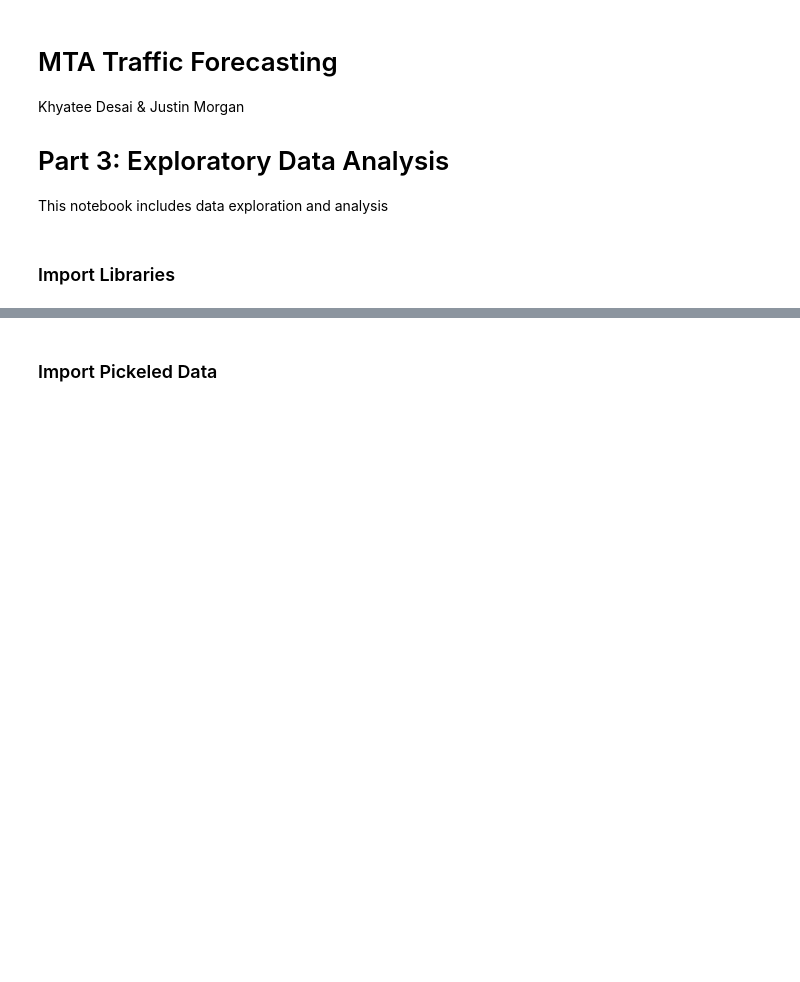
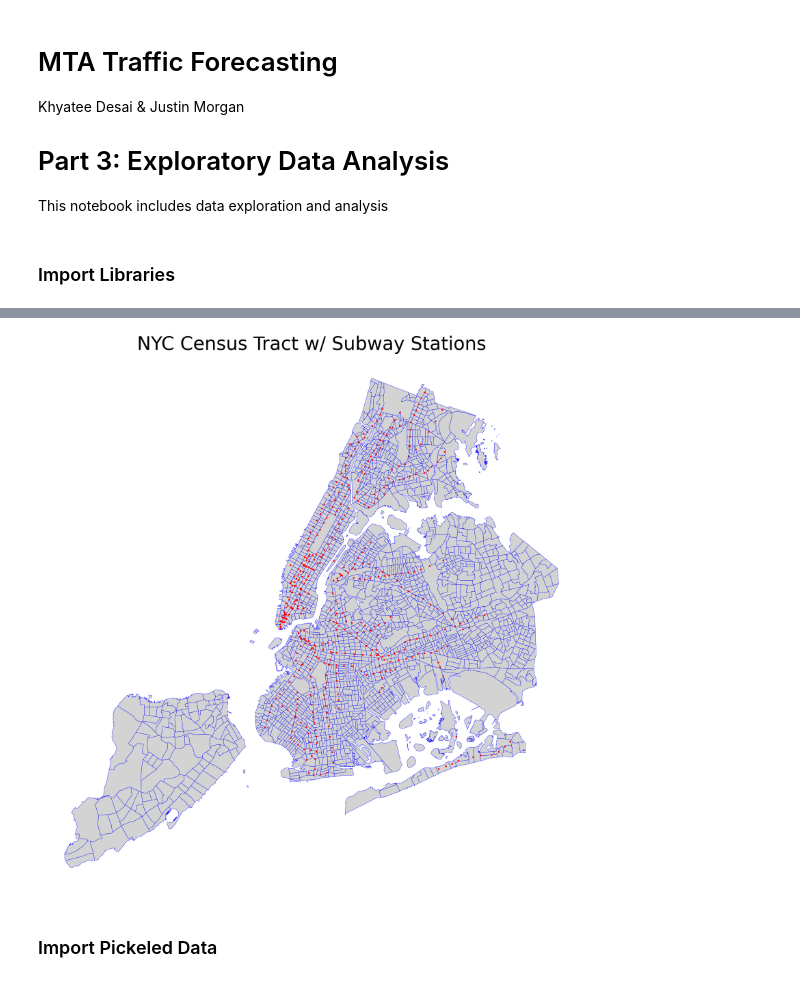
Before and after one commit to justinm0rgan/mta-turnstile-covid, a Jupyter notebook: data-analysis.ipynb, the cells around one changed output, grey strips where cells are left out. Drawn from its saved outputs; the diff is of its cells as text; code cells hidden in the pictures; blank space fills up the shorter version.

```diff
--- a/data-analysis.ipynb
+++ b/data-analysis.ipynb
@@ -16,3 +33,12 @@ import seaborn as sns
+# %%
+fig, ax = plt.subplots(figsize=(50,40))
+ax = ct_gdf.plot(ax=ax, color='lightgray', edgecolor='b')
+ax = station_gdf.plot(ax=ax, color='r')
+ax.set_title(label="NYC Census Tract w/ Subway Stations", fontdict={'fontsize':75}, loc='center')
+ax.set_axis_off()
+plt.show()
+# %% [output]
+[figure, added]
 # %% [markdown]
 ### Import Pickeled Data
 # %%
```
Also changed, not shown: parts of 4 cells of this notebook.
